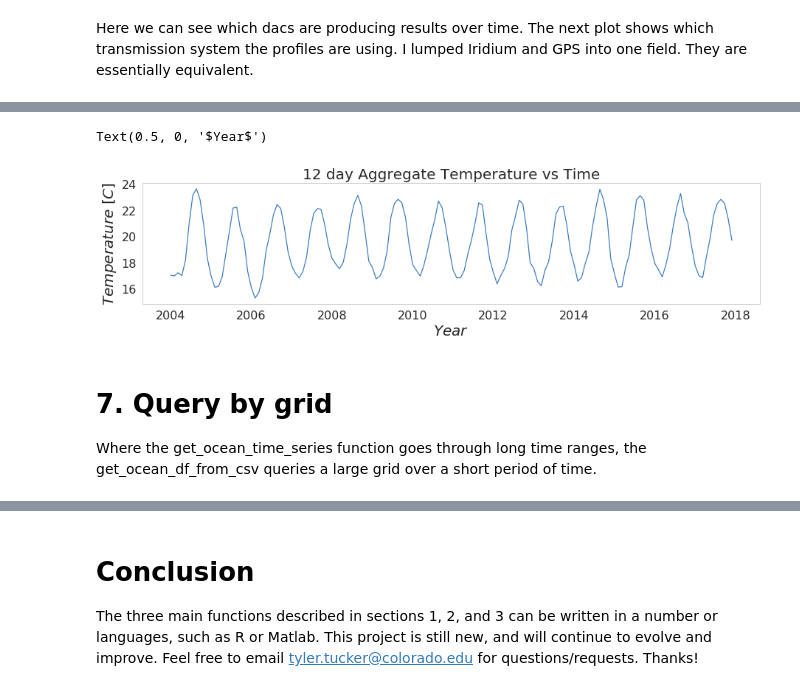
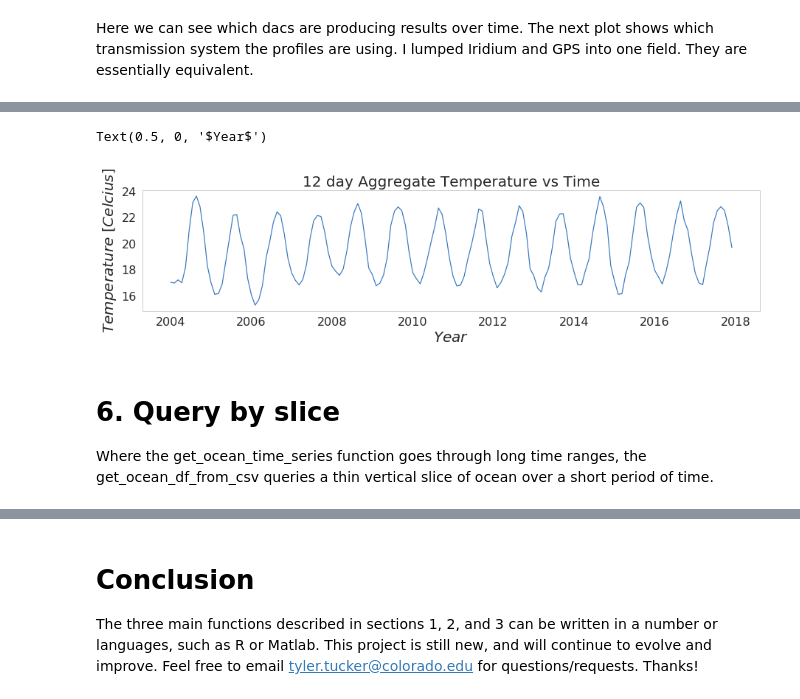
Before and after one commit to tylertucker202/argo-database, a Jupyter notebook: verdzi-api/argovis-python-api.ipynb, the cells around one changed output, grey strips where cells are left out. Drawn from its saved outputs; the diff is of its cells as text; code cells hidden in the pictures.

```diff
--- a/verdzi-api/argovis-python-api.ipynb
+++ b/verdzi-api/argovis-python-api.ipynb
@@ -33,8 +33,9 @@ This script will guide a python user to:
 Firstly, following libraries are called
 # %%
 import requests
+import numpy as np
 import pandas as pd
-import numpy as np
+
 import cmocean
 import matplotlib.pylab as plt
 from scipy.interpolate import griddata
@@ -43,7 +44,7 @@ import pdb
 import os
 
 #used for map projections
-from netCDF4 import Dataset as netcdf_dataset
+from cartopy import config
 import cartopy.crs as ccrs
 
 %matplotlib inline
@@ -66,7 +67,7 @@ colorsBW = ["black", "grey"]
 sns.set_palette(sns.xkcd_palette(myColors))
 
 curDir = os.getcwd()
-docDir = os.path.join(curDir, 'docs')
+docDir = os.path.join(curDir, 'docs', 'argo')
 # %% [markdown]
 <a name="section_one"/> </a>
 # 1. Get A Profile
@@ -472,21 +490,20 @@ Selection measurements: ['psal', 'pres', 'cndc', 'temp']
 # %%
 tsDf = pd.read_csv(os.path.join(docDir,'gilbralter.csv'))
-#tsDf = tsDf[['tempMean', 'cndcMean' 'psalMean', 'tempStd', 'psalStd', 'startDate', 'endDate', 'nProf']]
 tsDf['startDate'] = pd.to_datetime(tsDf['startDate'])
 tsDf['endDate'] = pd.to_datetime(tsDf['endDate'])
 fig = plt.figure(999, figsize=(15,3))
 axes = plt.axes()
 temp = tsDf['tempMean'].values
 time = tsDf['startDate'].values
 axes.plot(time, temp)
 axes.set_title(r'12 day Aggregate Temperature vs Time')
-axes.set_ylabel(r'$Temperature\ [C]$')
+axes.set_ylabel(r'$Temperature\ [Celcius]$')
 axes.set_xlabel(r'$Year$')
 # %% [output]
 Text(0.5, 0, '$Year$')
-[figure, old version]
+[figure, new version]
 # %% [markdown]
-<a name="section_seven"/> </a>
-# 7. Query by grid
+<a name="section_six"/> </a>
+# 6. Query by slice
 
-Where the get_ocean_time_series function goes through long time ranges, the get_ocean_df_from_csv queries a large grid over a short period of time.
+Where the get_ocean_time_series function goes through long time ranges, the get_ocean_df_from_csv queries a thin vertical slice of ocean over a short period of time.
```
Also changed, not shown: parts of 56 cells of this notebook, 7 other files.
